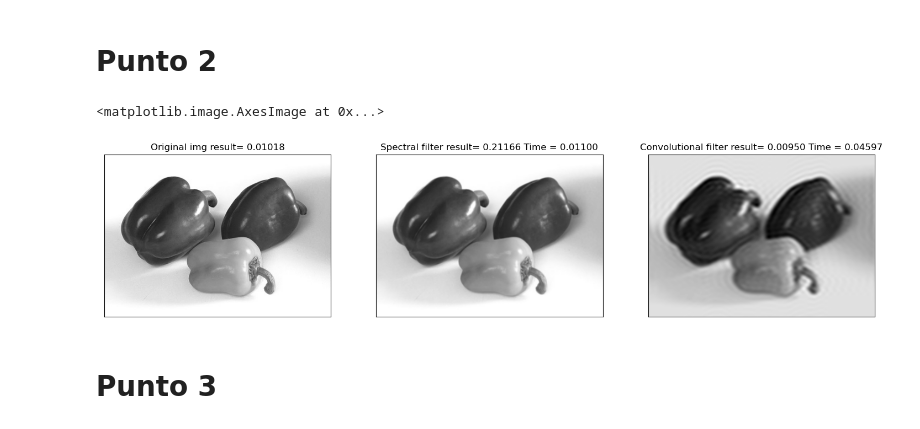
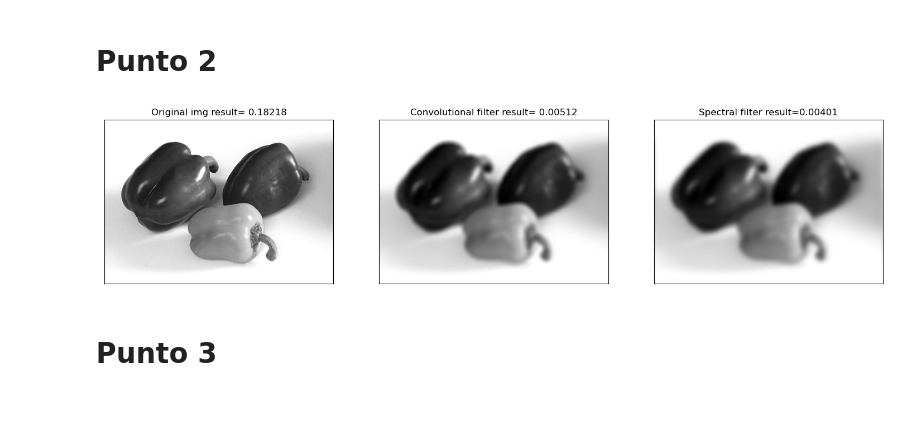
Before and after one commit to Tincho1902/VisionComputadora_I, a Jupyter notebook: TP2/TP2.ipynb, the cells around one changed output. Cells and saved outputs as stored; diff of their text form; code cells hidden in the pictures.

```diff
--- a/TP2/TP2.ipynb
+++ b/TP2/TP2.ipynb
@@ -29,0 +56,5 @@ def create_gauss_filter(k_size, h, w, sigma = 10):
+# %%
+def apply_gauss(img, kernel):
+    # Pass the kernel through the entire image
+    img_filt = cv.filter2D(img, -1, kernel=kernel)
+    return(img_filt)
@@ -98,0 +85,12 @@ plt.show()
+# %%
+_, kernel, kernel_tf = create_gauss_filter(h, w, k_size=15, sigma=5)
+
+plt.figure(figsize=(12,12))
+plt.subplot(1,2,1)
+plt.axis('off')
+plt.title("Kernel Gausiano")
+plt.imshow(kernel, cmap='jet')
+plt.subplot(1,2,2)
+plt.axis('off')
+plt.title("FFT del kernel")
+plt.imshow(np.abs(kernel_tf), cmap='jet')
@@ -99,7 +120,5 @@ plt.show()
 # %% [markdown]
 # Punto 2
-# %%
-img = cv.imread("pimiento_morron.jpg", cv.IMREAD_GRAYSCALE)
 # %%
 def result_blur(img):
 
@@ -116,58 +135,35 @@ def result_blur(img):
     result = (total / (img.size))
     return result
 # %%
-#img = cv.imread("pimiento_morron.jpg")
-#img = cv.cvtColor(images[0], cv.COLOR_BGR2GRAY)
-
-k_size = 3
-sigma = 10
+img_gray = cv.cvtColor(img, cv.COLOR_BGR2GRAY)
 
 # Apply convolutional filter with Gaussian blur function
-start_time = time.time()
-filter = create_gauss_filter(k_size, None, None , sigma)
-img_batch = []
-for i in range(1):
-    img_batch.append(cv.filter2D(img[:,:], -1, filter))
-
-spec_filt = np.stack(img_batch, axis=2)
-result_blur(spec_filt)
-end_time = time.time()
-total_time_1 = end_time-start_time
+gauss = apply_gauss(img_gray, ksize_kernel)
+result_blur(gauss)
 
 # Apply spectral filter with Gaussian blur function
-start_time = time.time()
+img_fft = np.fft.fft2(img_gray)
+filtered = img_fft * kernel_tf
 
-dft = cv.dft(np.float32(img),flags = cv.DFT_COMPLEX_OUTPUT)
-dft_shift = np.fft.fftshift(dft)
-magnitude_spectrum = 20*np.log(cv.magnitude(dft_shift[:,:,0],dft_shift[:,:,1]))
-rows, cols = img.shape
-crow,ccol = (np.around((rows/2 , cols/2),0)).astype(int)
-mask = np.zeros((rows,cols,2),np.uint8)
-mask[crow-30:crow+30, ccol-30:ccol+30] = 1
-fshift = dft_shift*mask
-f_ishift = np.fft.ifftshift(fshift)
-img_back = cv.idft(f_ishift)
-img_back = cv.magnitude(img_back[:,:,0],img_back[:,:,1])
+img_gauss = np.fft.ifftshift(np.real(np.fft.ifft2(filtered)))
 
-result_blur(img_back)
+result_blur(img_gauss)
 
-end_time = time.time()
-total_time_2 = end_time-start_time
 
 # Plot the results
 plt.figure(figsize=(18,10))
 plt.subplot(1,3,2)
-plt.title(f'Spectral filter result= {result_blur(spec_filt):.5f} Time = {total_time_1:.5f}'), plt.xticks([]), plt.yticks([])
-plt.imshow(cv.cvtColor(spec_filt, cv.COLOR_BGR2RGB))
+plt.title(f'Convolutional filter result= {result_blur(gauss):.5f}'), plt.xticks([]), plt.yticks([])
+plt.imshow(gauss, 'gray')
 plt.subplot(1,3,3)
-plt.title(f'Convolutional filter result= {result_blur(img_back):.5f} Time = {total_time_2:.5f}'), plt.xticks([]), plt.yticks([])
-plt.imshow(img_back, 'gray')
+plt.title(f'Spectral filter result={result_blur(img_gauss):.5f}'), plt.xticks([]), plt.yticks([])
+plt.imshow(img_gauss, 'gray')
 plt.subplot(1,3,1)
 plt.title(f'Original img result= {result_blur(img):.5f}'), plt.xticks([]), plt.yticks([])
-plt.imshow(cv.cvtColor(img, cv.COLOR_BGR2RGB))
+plt.imshow(img_gray, 'gray')
+plt.show()
 # %% [output]
-<matplotlib.image.AxesImage at 0x...>
-[figure, old version]
+[figure, new version]
 # %% [markdown]
 # Punto 3
 # %% [markdown]
```
Also changed, not shown: parts of 11 cells of this notebook.
